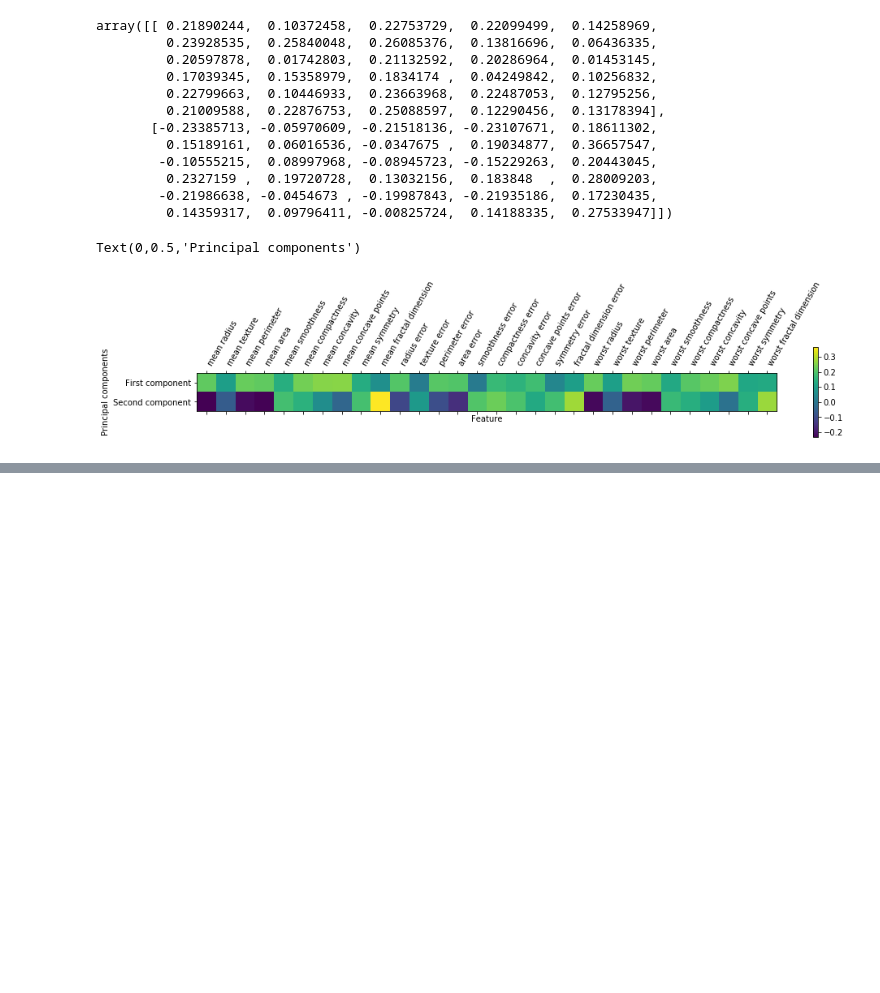
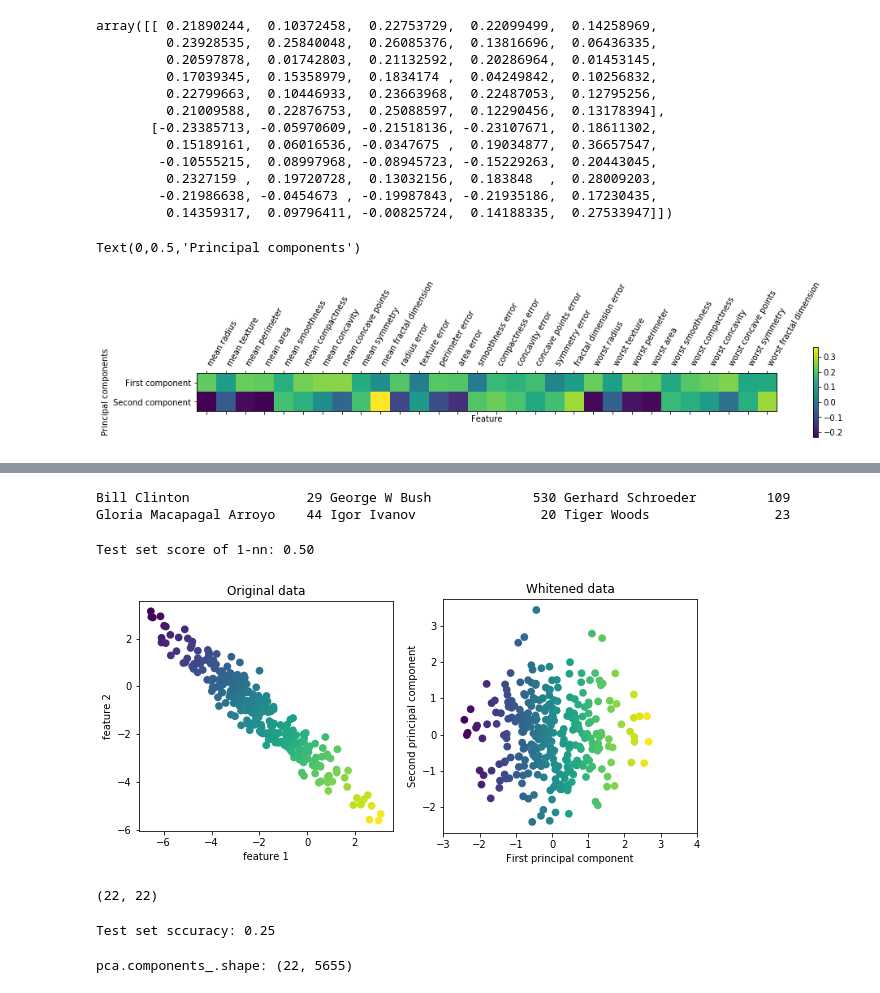
Before and after one commit to aki-06/sklearn, a Jupyter notebook: 教師なし学習/次元削減、特徴量抽出、多様体学習.ipynb, the cells around one changed output, grey strips where cells are left out. Saved outputs shown, nothing was run; the diff lists cells and outputs as text; code cells hidden in the pictures; blank space fills up the shorter version.

```diff
--- a/教師なし学習/次元削減、特徴量抽出、多様体学習.ipynb
+++ b/教師なし学習/次元削減、特徴量抽出、多様体学習.ipynb
@@ -97,0 +119,12 @@ Text(0,0.5,'Principal components')
+# %%
+# 各ターゲットの出現回数カウント
+counts = np.bincount(people.target)
+
+# ターゲット名と出現カウントを並べて表示
+for i, (count, name) in enumerate(zip(counts, people.target_names)):
+    print("{0:25} {1:3}".format(name, count), end=' ')
+    if (i + 1) % 3 == 0:
+        print()
+# %% [output]
+Bill Clinton               29 George W Bush             530 Gerhard Schroeder         109
+Gloria Macapagal Arroyo    44 Igor Ivanov                20 Tiger Woods                23
@@ -97,0 +141,32 @@ Text(0,0.5,'Principal components')
+# %%
+from sklearn.neighbors import KNeighborsClassifier
+from sklearn.model_selection import train_test_split
+
+X_train, X_test, y_train, y_test = train_test_split(X_people, y_people, stratify=y_people, random_state=0)
+
+knn = KNeighborsClassifier(n_neighbors=1)
+knn.fit(X_train, y_train)
+print("Test set score of 1-nn: {:.2f}".format(knn.score(X_test, y_test)))
+# %% [output]
+Test set score of 1-nn: 0.50
+# %%
+mglearn.plots.plot_pca_whitening()
+# %% [output]
+[figure, added]
+# %%
+pca = PCA(n_components=100, whiten=True, random_state=0).fit(X_train)
+X_train_pca = pca.transform(X_train)
+X_test_pca = pca.transform(X_test)
+X_train_pca.shape
+# %% [output]
+(22, 22)
+# %%
+knn = KNeighborsClassifier(n_neighbors=1)
+knn.fit(X_train_pca, y_train)
+print("Test set sccuracy: {:.2f}".format(knn.score(X_test_pca, y_test)))
+# %% [output]
+Test set sccuracy: 0.25
+# %%
+print("pca.components_.shape: {}".format(pca.components_.shape))
+# %% [output]
+pca.components_.shape: (22, 5655)
```
Also changed, not shown: parts of 8 cells of this notebook, 3 other files.
